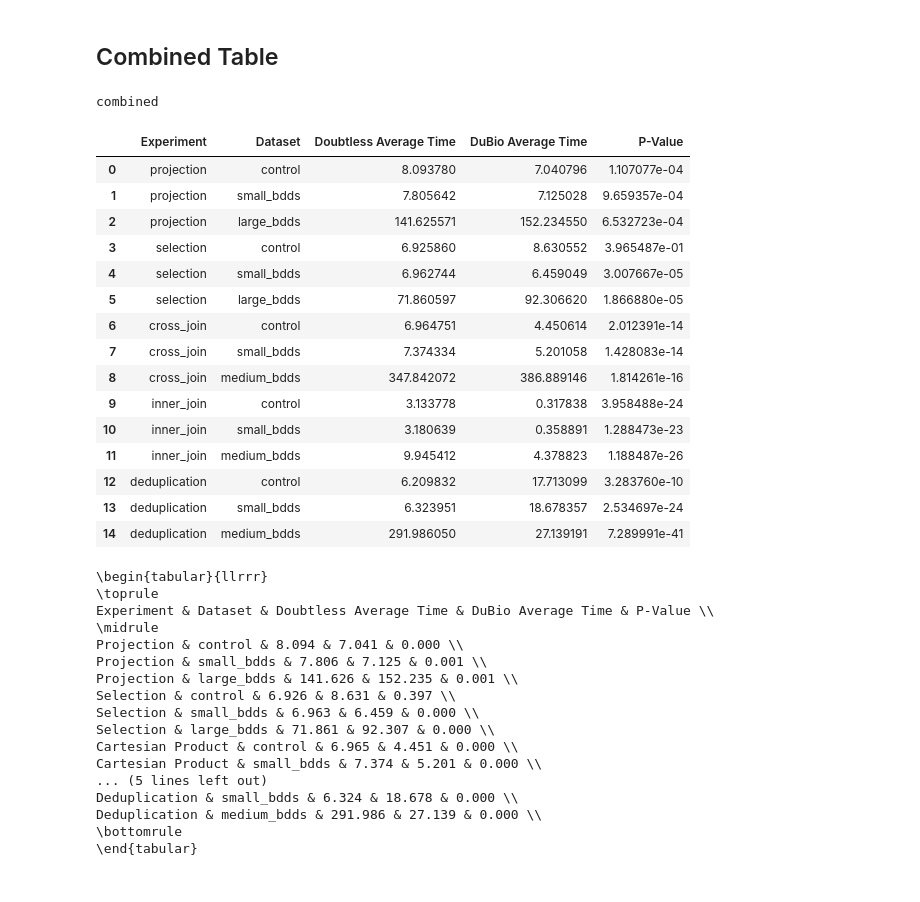
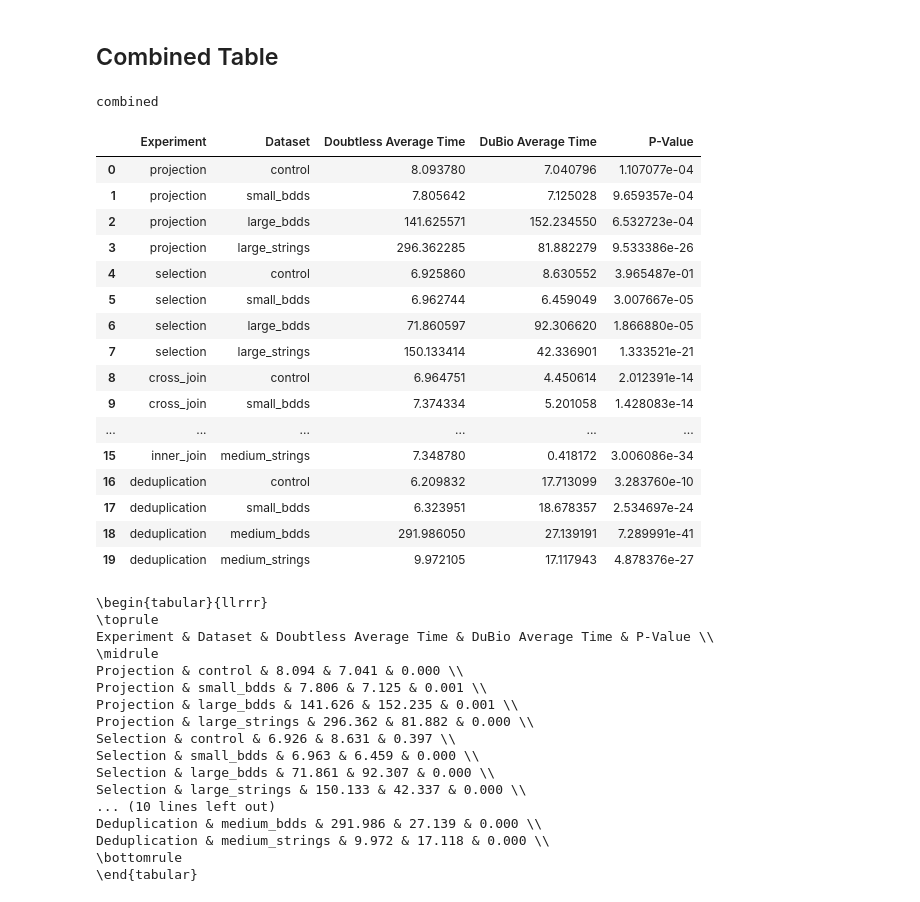
Before and after one commit to mvelzel/doubtless, a Jupyter notebook: dbt/scripts/Overhead Analysis.ipynb, the cells around one changed output. Cells and saved outputs as stored; diff of their text form; code cells hidden in the pictures.

```diff
--- a/dbt/scripts/Overhead Analysis.ipynb
+++ b/dbt/scripts/Overhead Analysis.ipynb
@@ -161,9 +161,6 @@ for experiment in experiments:
     results_postgres = experiment_results["postgres"][experiment]
     results_databricks = experiment_results["databricks"][experiment]
     for dataset in results_postgres.keys():
-        if dataset not in ["control", "small_bdds", "medium_bdds", "large_bdds"]:
-            continue
-
         times_postgres = results_postgres[dataset]
         times_databricks = results_databricks[dataset]
         average_time_postgres = np.mean(times_postgres)
@@ -181,45 +178,46 @@ for experiment in experiments:
             0.95,
             df=len(times_databricks)-1,
             loc=average_time_databricks,
             scale=np.std(times_databricks, ddof=1) / np.sqrt(len(times_databricks))
         )
 
         t_stat, p_value = stats.ttest_ind(times_databricks, times_postgres)
 
         row = {
             "Experiment": experiment,
             "Dataset": dataset,
             "Doubtless Average Time": average_time_databricks,
             "DuBio Average Time": average_time_postgres,
             "P-Value": p_value
         }
         rows.append(row)
 df = pd.DataFrame(rows)
 print("combined")
 display(df)
 print(df.to_latex(
     index=False,
     formatters={ "Experiment": get_label },
     float_format="{:.3f}".format
 ))
 # %% [output]
 combined
 |  | Experiment | Dataset | Doubtless Average Time | DuBio Average Time | P-Value |
 | 0 | projection | control | 8.093780 | 7.040796 | 1.107077e-04 |
 | 1 | projection | small_bdds | 7.805642 | 7.125028 | 9.659357e-04 |
 | 2 | projection | large_bdds | 141.625571 | 152.234550 | 6.532723e-04 |
-| 3 | selection | control | 6.925860 | 8.630552 | 3.965487e-01 |
-| 4 | selection | small_bdds | 6.962744 | 6.459049 | 3.007667e-05 |
-| 5 | selection | large_bdds | 71.860597 | 92.306620 | 1.866880e-05 |
-| 6 | cross_join | control | 6.964751 | 4.450614 | 2.012391e-14 |
-| 7 | cross_join | small_bdds | 7.374334 | 5.201058 | 1.428083e-14 |
-| 8 | cross_join | medium_bdds | 347.842072 | 386.889146 | 1.814261e-16 |
-| 9 | inner_join | control | 3.133778 | 0.317838 | 3.958488e-24 |
-| 10 | inner_join | small_bdds | 3.180639 | 0.358891 | 1.288473e-23 |
-| 11 | inner_join | medium_bdds | 9.945412 | 4.378823 | 1.188487e-26 |
-| 12 | deduplication | control | 6.209832 | 17.713099 | 3.283760e-10 |
-| 13 | deduplication | small_bdds | 6.323951 | 18.678357 | 2.534697e-24 |
-| 14 | deduplication | medium_bdds | 291.986050 | 27.139191 | 7.289991e-41 |
+| 3 | projection | large_strings | 296.362285 | 81.882279 | 9.533386e-26 |
+| 4 | selection | control | 6.925860 | 8.630552 | 3.965487e-01 |
+| 5 | selection | small_bdds | 6.962744 | 6.459049 | 3.007667e-05 |
+| 6 | selection | large_bdds | 71.860597 | 92.306620 | 1.866880e-05 |
+| 7 | selection | large_strings | 150.133414 | 42.336901 | 1.333521e-21 |
+| 8 | cross_join | control | 6.964751 | 4.450614 | 2.012391e-14 |
+| 9 | cross_join | small_bdds | 7.374334 | 5.201058 | 1.428083e-14 |
+| ... | ... | ... | ... | ... | ... |
+| 15 | inner_join | medium_strings | 7.348780 | 0.418172 | 3.006086e-34 |
+| 16 | deduplication | control | 6.209832 | 17.713099 | 3.283760e-10 |
+| 17 | deduplication | small_bdds | 6.323951 | 18.678357 | 2.534697e-24 |
+| 18 | deduplication | medium_bdds | 291.986050 | 27.139191 | 7.289991e-41 |
+| 19 | deduplication | medium_strings | 9.972105 | 17.117943 | 4.878376e-27 |
 \begin{tabular}{llrrr}
 \toprule
 Experiment & Dataset & Doubtless Average Time & DuBio Average Time & P-Value \\
@@ -227,13 +225,13 @@ Experiment & Dataset & Doubtless Average Time & DuBio Average Time & P-Value \\
 Projection & control & 8.094 & 7.041 & 0.000 \\
 Projection & small_bdds & 7.806 & 7.125 & 0.001 \\
 Projection & large_bdds & 141.626 & 152.235 & 0.001 \\
+Projection & large_strings & 296.362 & 81.882 & 0.000 \\
 Selection & control & 6.926 & 8.631 & 0.397 \\
 Selection & small_bdds & 6.963 & 6.459 & 0.000 \\
 Selection & large_bdds & 71.861 & 92.307 & 0.000 \\
-Cartesian Product & control & 6.965 & 4.451 & 0.000 \\
-Cartesian Product & small_bdds & 7.374 & 5.201 & 0.000 \\
-... (5 lines left out)
-Deduplication & small_bdds & 6.324 & 18.678 & 0.000 \\
+Selection & large_strings & 150.133 & 42.337 & 0.000 \\
+... (10 lines left out)
 Deduplication & medium_bdds & 291.986 & 27.139 & 0.000 \\
+Deduplication & medium_strings & 9.972 & 17.118 & 0.000 \\
 \bottomrule
 \end{tabular}
```
Also changed, not shown: 2 other files.
